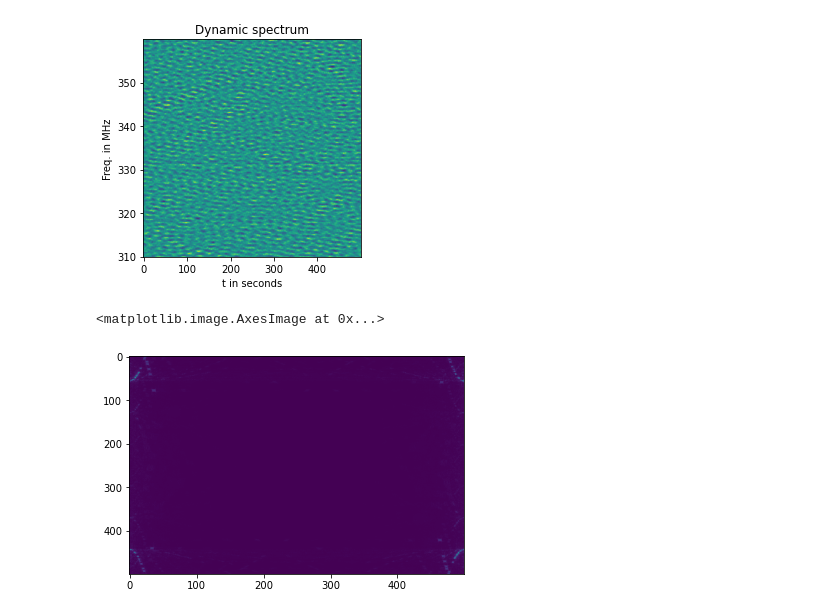
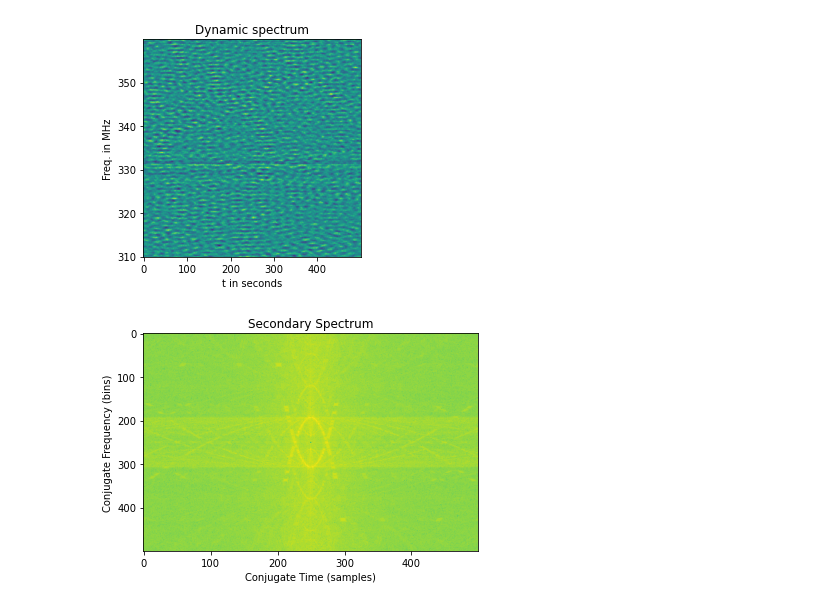
Before and after one commit to tristanlspreng/wave-propagation-Anton, a Jupyter notebook: simple_raytracing.ipynb, the cells around one changed output. Cells and saved outputs as stored; diff of their text form; code cells hidden in the pictures.

```diff
--- a/simple_raytracing.ipynb
+++ b/simple_raytracing.ipynb
@@ -10,7 +10,7 @@ import matplotlib.pyplot as plt
 # %%
 # parameters
 
-N = 50 #number of rays
+N = 200 #number of rays
 D = 3.086e19 #1000 parsec in meters
 s = 0.5 #ratio of position of screen (0.5 - middle, 0.8 - 0.8 D away from pulsar)
 c0 = 300000000 #light speed in m/s
@@ -68,14 +68,19 @@ y_label_list = [300,310,320,330,340,350];
 
 ax.set_yticklabels(y_label_list);
 # %% [output]
-[figure, old version]
+[figure, new version]
-# %%
-ss = np.abs(np.fft.fft2(amplitudes_2D))
-plt.imshow(ss, aspect = 'auto')
-# %% [output]
-<matplotlib.image.AxesImage at 0x...>
-[figure, removed]
 # %%
+# Generate Secondary Spectrum
+
 secfft = np.fft.fftn((amplitudes_2D)-np.mean(amplitudes_2D))
 secreal = np.absolute(np.fft.fftshift(secfft))**2
 secspec = 10*np.log10(secreal/np.max(secreal))
+
+fig = plt.figure()
+plt.imshow(secspec, aspect = 'auto')
+plt.title('Secondary Spectrum')
+plt.xlabel('Conjugate Time (samples)')
+plt.ylabel('Conjugate Frequency (bins)')
+plt.show()
+# %% [output]
+[figure, added]
```
Also changed, not shown: parts of 1 cell of this notebook.
